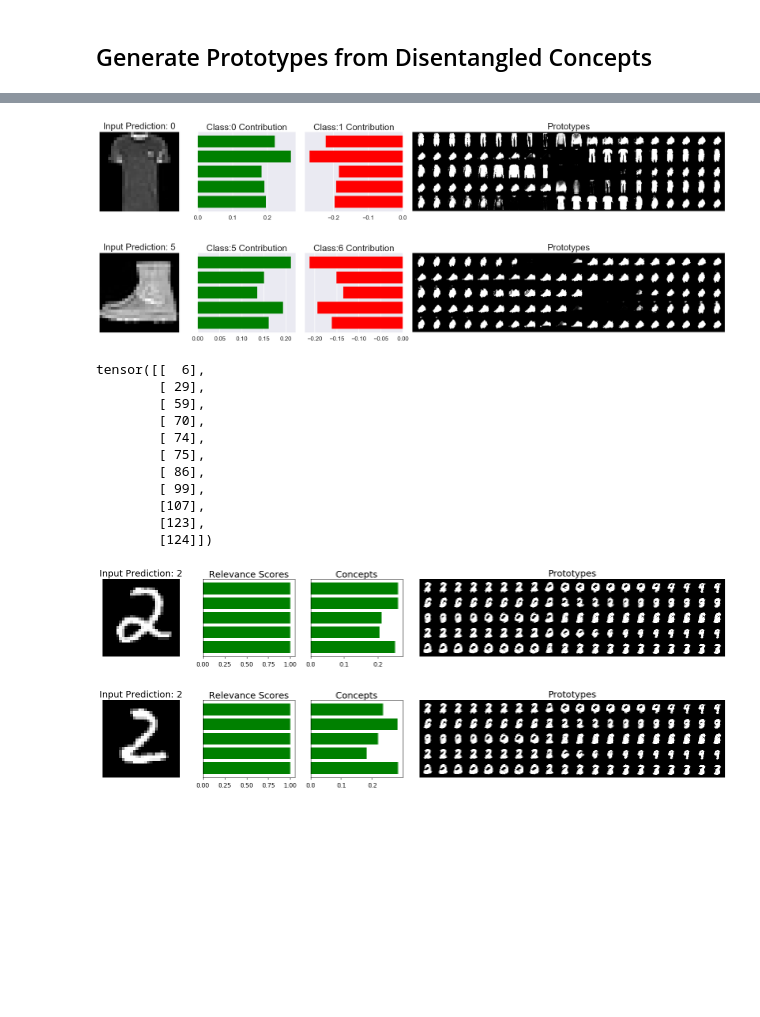
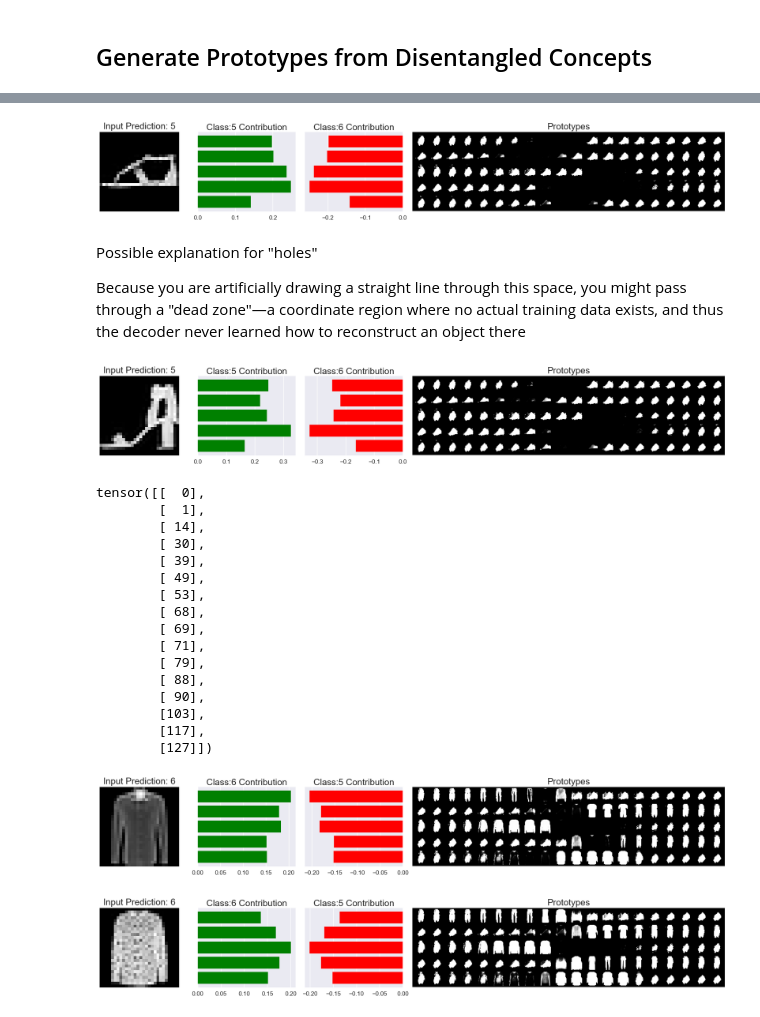
Before and after one commit to TommasoCestari/xAI_project, a Jupyter notebook: DiSENN-EXP-pre_beta-4.ipynb, the cells around one changed output, grey strips where cells are left out. Cells and saved outputs as stored; diff of their text form; code cells hidden in the pictures; blank space fills up the shorter version.

Commit message:
Correct traversal and white noise

```diff
--- a/DiSENN-EXP-pre_beta-4.ipynb
+++ b/DiSENN-EXP-pre_beta-4.ipynb
@@ -156,5 +154,5 @@ tensor([[  8],
 # %%
-x = xb[0].cpu()
+x = xb[6].cpu()
 fname = "/digit8a.png"
 pred_class = model(x.unsqueeze(0))[0].argmax().item()
 contrast_class = (pred_class + 1) % config.num_classes
@@ -162,9 +160,13 @@ model.explain(x, contrast_class=contrast_class, traversal_range=0.45,
               gridsize=(1,6), col_span=3, figure_size=(18,3), show=True,
               save_as="results/"+config.exp_name+fname, use_cdf=True)
 # %% [output]
-[figure, old version]
+[figure, new version]
+# %% [markdown]
+Possible explanation for "holes"
+
+Because you are artificially drawing a straight line through this space, you might pass through a "dead zone"—a coordinate region where no actual training data exists, and thus the decoder never learned how to reconstruct an object there
 # %%
-x = xb[3].cpu()
+x = xb[8].cpu()
 fname = "/digit8b.png"
 pred_class = model(x.unsqueeze(0))[0].argmax().item()
 contrast_class = (pred_class + 1) % config.num_classes
@@ -172,34 +174,43 @@ model.explain(x, contrast_class=contrast_class, traversal_range=0.45,
               gridsize=(1,6), col_span=3, figure_size=(18,3), show=True,
               save_as="results/"+config.exp_name+fname, use_cdf=True)
 # %% [output]
-[figure, old version]
+[figure, new version]
 # %%
-(yb==2).nonzero()
+(yb==6).nonzero()
 # %% [output]
-tensor([[  6],
-        [ 29],
-        [ 59],
-        [ 70],
-        [ 74],
-        [ 75],
-        [ 86],
-        [ 99],
-        [107],
-        [123],
-        [124]])
+tensor([[  0],
+        [  1],
+        [ 14],
+        [ 30],
+        [ 39],
+        [ 49],
+        [ 53],
+        [ 68],
+        [ 69],
+        [ 71],
+        [ 79],
+        [ 88],
+        [ 90],
+        [103],
+        [117],
+        [127]])
 # %%
-x = xb[6].cpu()
+x = xb[49].cpu()
 fname = "/digit2a.png"
-model.explain(x, traversal_range=0.45,
+pred_class = model(x.unsqueeze(0))[0].argmax().item()
+contrast_class = 5
+model.explain(x, contrast_class=contrast_class, traversal_range=0.45,
               gridsize=(1,6), col_span=3, figure_size=(18,3), show=True,
               save_as="results/"+config.exp_name+fname, use_cdf=True)
 # %% [output]
-[figure, old version]
+[figure, new version]
 # %%
-x = xb[29].cpu()
+x = xb[53].cpu()
 fname = "/digit2b.png"
-model.explain(x, traversal_range=0.45,
+pred_class = model(x.unsqueeze(0))[0].argmax().item()
+contrast_class = 5
+model.explain(x, contrast_class=contrast_class, traversal_range=0.45,
               gridsize=(1,6), col_span=3, figure_size=(18,3), show=True,
               save_as="results/"+config.exp_name+fname, use_cdf=True)
 # %% [output]
-[figure, old version]
+[figure, new version]
```
Also changed, not shown: parts of 5 cells of this notebook, 1 other file.
